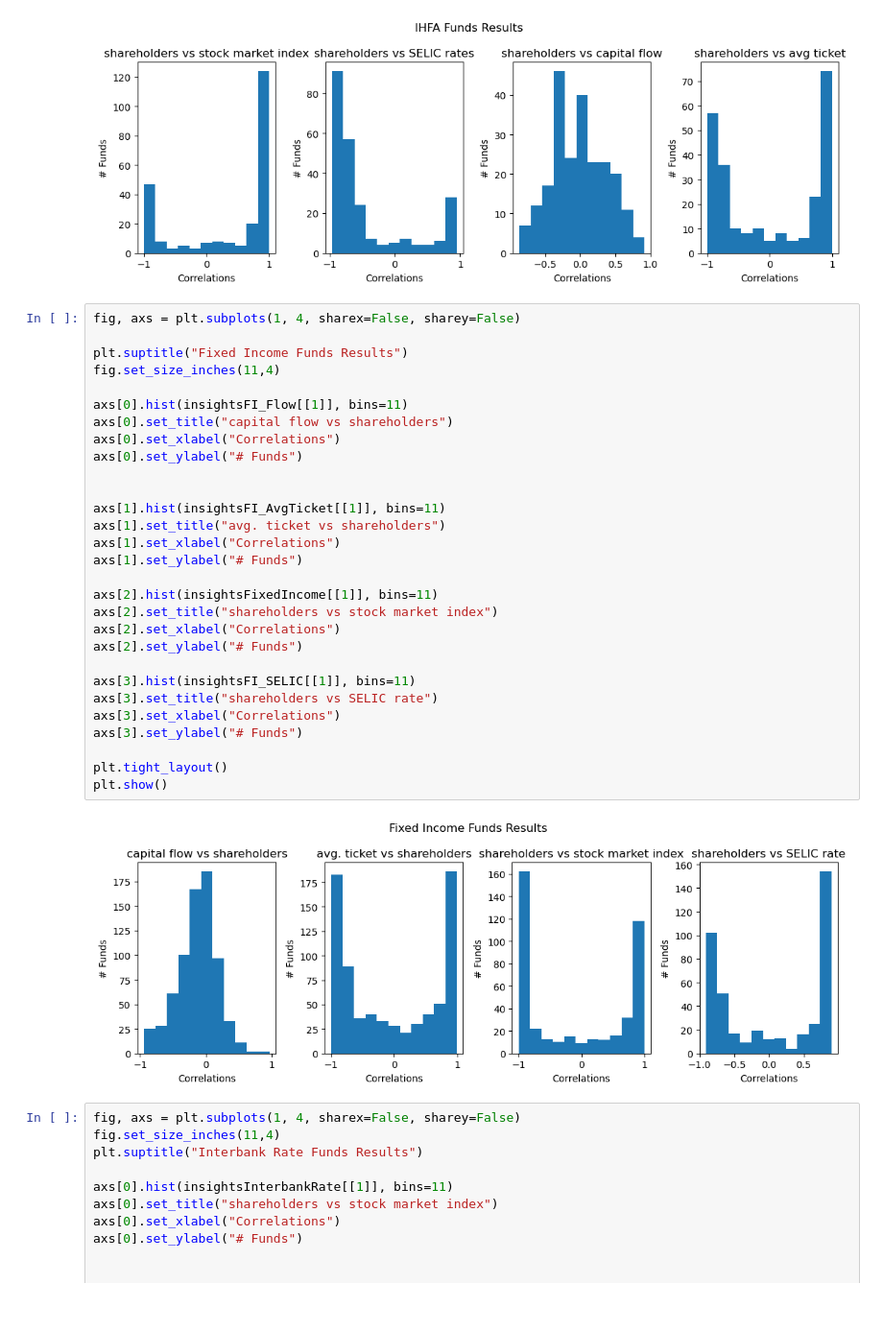
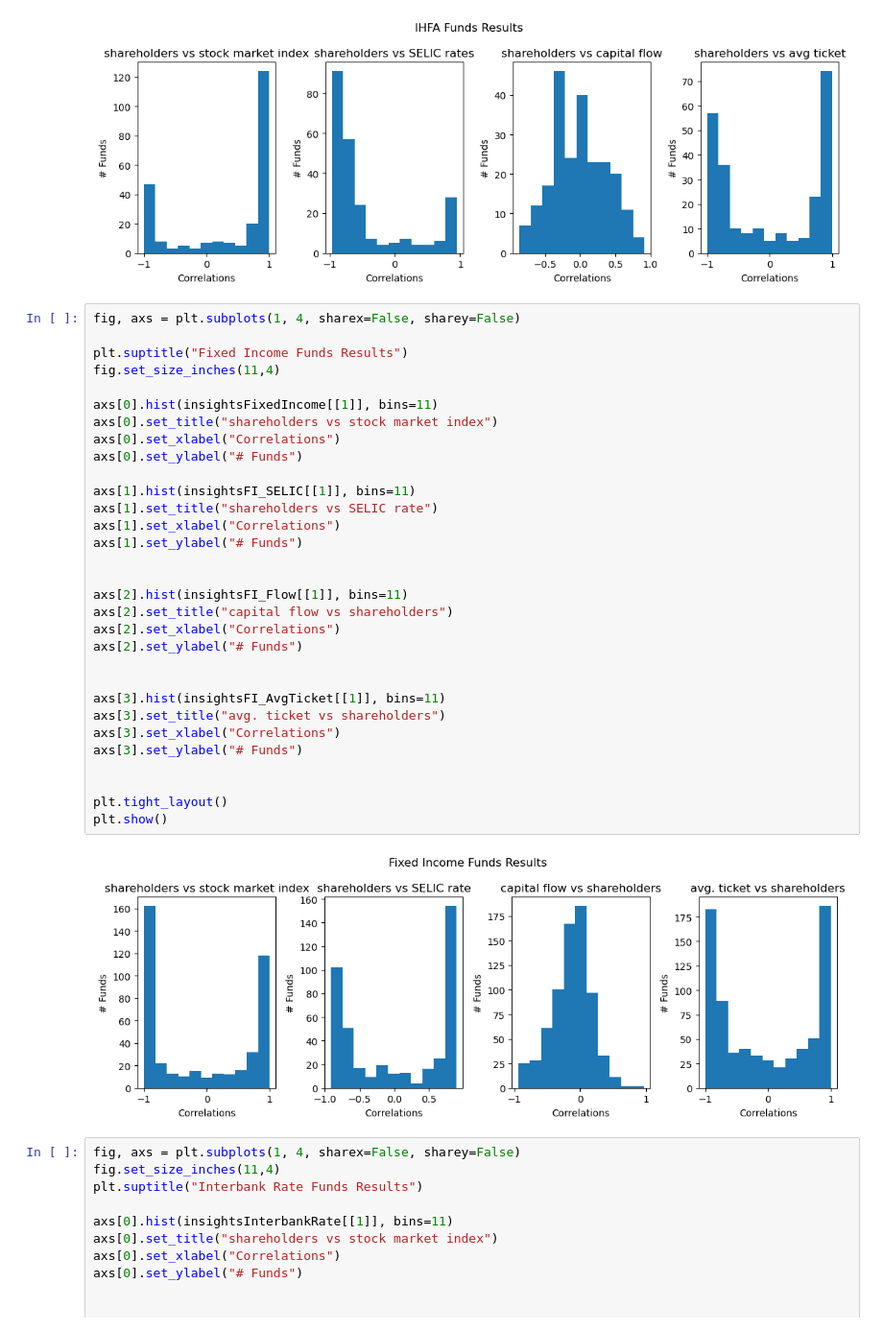
Before and after one commit to rafaelimai/ibmdscapstone, a Jupyter notebook: Capstone Work.ipynb, the cells around one changed output. Shown at 96% size. Cells and saved outputs as stored; diff of their text form.

```diff
--- a/Capstone Work.ipynb
+++ b/Capstone Work.ipynb
@@ -175,34 +175,36 @@ plt.show()
 # %%
 fig, axs = plt.subplots(1, 4, sharex=False, sharey=False)
 
 plt.suptitle("Fixed Income Funds Results")
 fig.set_size_inches(11,4)
 
-axs[0].hist(insightsFI_Flow[[1]], bins=11)
-axs[0].set_title("capital flow vs shareholders")
+axs[0].hist(insightsFixedIncome[[1]], bins=11)
+axs[0].set_title("shareholders vs stock market index")
 axs[0].set_xlabel("Correlations")
 axs[0].set_ylabel("# Funds")
 
-
-axs[1].hist(insightsFI_AvgTicket[[1]], bins=11)
-axs[1].set_title("avg. ticket vs shareholders")
+axs[1].hist(insightsFI_SELIC[[1]], bins=11)
+axs[1].set_title("shareholders vs SELIC rate")
 axs[1].set_xlabel("Correlations")
 axs[1].set_ylabel("# Funds")
 
-axs[2].hist(insightsFixedIncome[[1]], bins=11)
-axs[2].set_title("shareholders vs stock market index")
+
+axs[2].hist(insightsFI_Flow[[1]], bins=11)
+axs[2].set_title("capital flow vs shareholders")
 axs[2].set_xlabel("Correlations")
 axs[2].set_ylabel("# Funds")
 
-axs[3].hist(insightsFI_SELIC[[1]], bins=11)
-axs[3].set_title("shareholders vs SELIC rate")
+
+axs[3].hist(insightsFI_AvgTicket[[1]], bins=11)
+axs[3].set_title("avg. ticket vs shareholders")
 axs[3].set_xlabel("Correlations")
 axs[3].set_ylabel("# Funds")
 
+
 plt.tight_layout()
 plt.show()
 # %% [output]
-[figure, old version]
+[figure, new version]
 # %%
 fig, axs = plt.subplots(1, 4, sharex=False, sharey=False)
 fig.set_size_inches(11,4)
```
